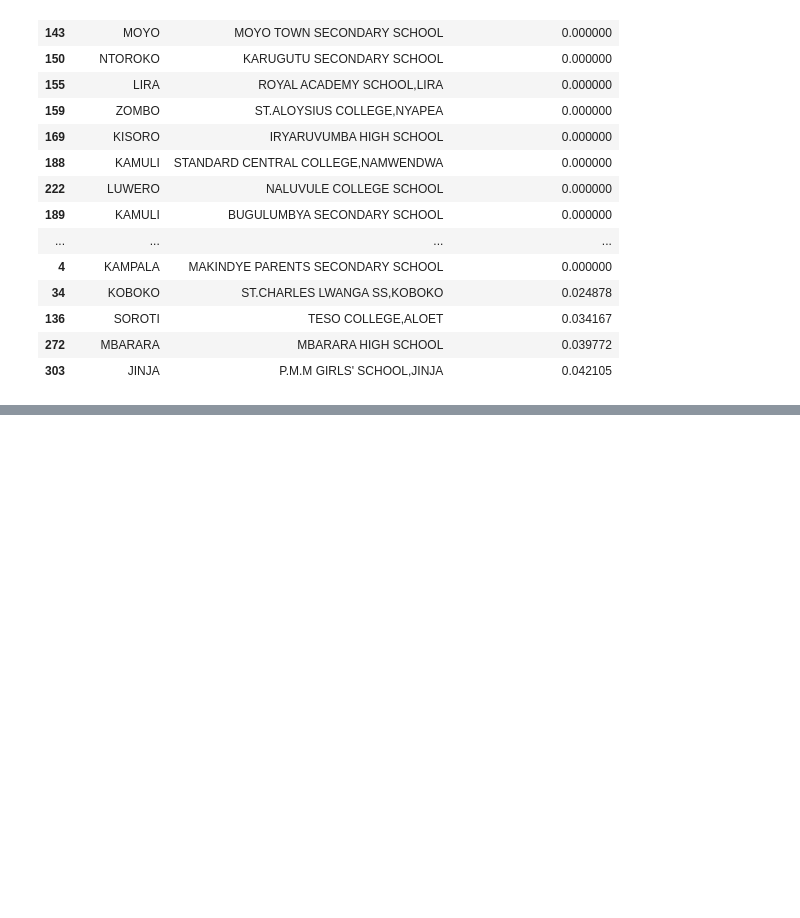
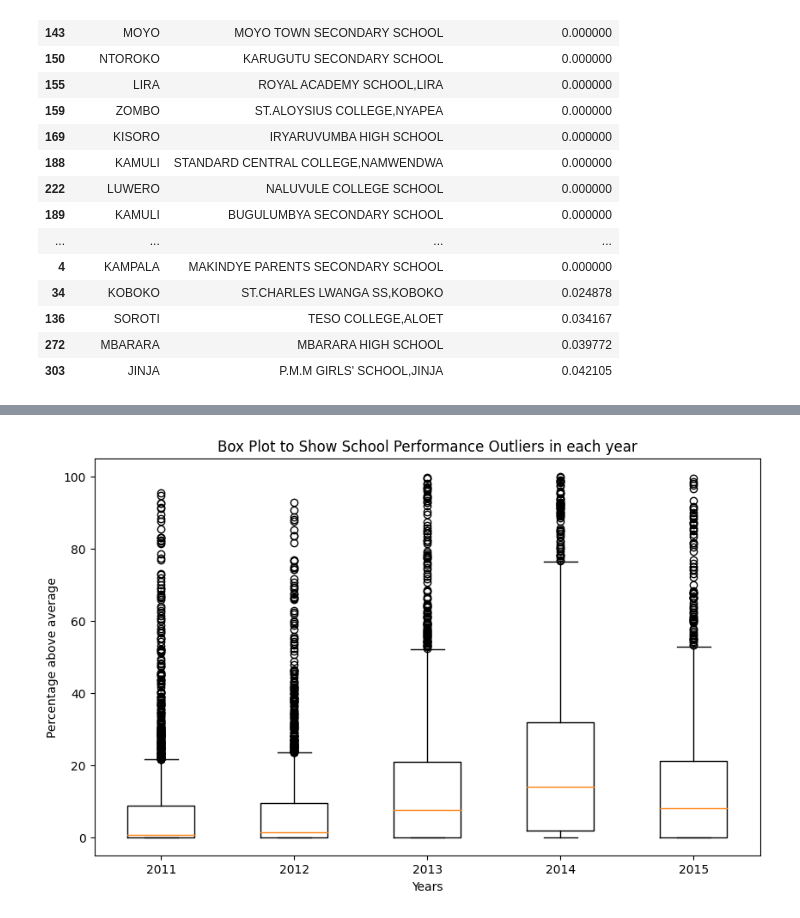
Before and after one commit to MickFrog/uace-analysis, a Jupyter notebook: uace_analysis.ipynb, the cells around one changed output, grey strips where cells are left out. Cells and saved outputs as stored; diff of their text form; code cells hidden in the pictures; blank space fills up the shorter version.

```diff
--- a/uace_analysis.ipynb
+++ b/uace_analysis.ipynb
@@ -1359,3 +1359,26 @@ for i in range(len(ind)):
 uganda_map
 # %% [output]
 [interactive output not drawn]
+# %%
+# We would now like to see the school outliers
+# We shall use the schools' respective above average values.
+
+schoolOutlier_df = pd.DataFrame({
+    'Above Average 2011': combinedSchools_df['Above Average 2011'],
+    'Above Average 2012': combinedSchools_df['Above Average 2012'],
+    'Above Average 2013': combinedSchools_df['Above Average 2013'],
+    'Above Average 2014': combinedSchools_df['Above Average 2014'],
+    'Above Average 2015': combinedSchools_df['Above Average 2015']
+})
+
+x_years = ['2011', '2012', '2013', '2014', '2015']
+
+plt.figure(figsize=(10, 6))         # make the box plot larger
+
+plt.boxplot(schoolOutlier_df, labels=x_years)
+plt.title('Box Plot to Show School Performance Outliers in each year')
+plt.xlabel('Years')
+plt.ylabel('Percentage above average')
+plt.show()
+# %% [output]
+[figure, added]
```
Also changed, not shown: parts of 1 cell of this notebook.
